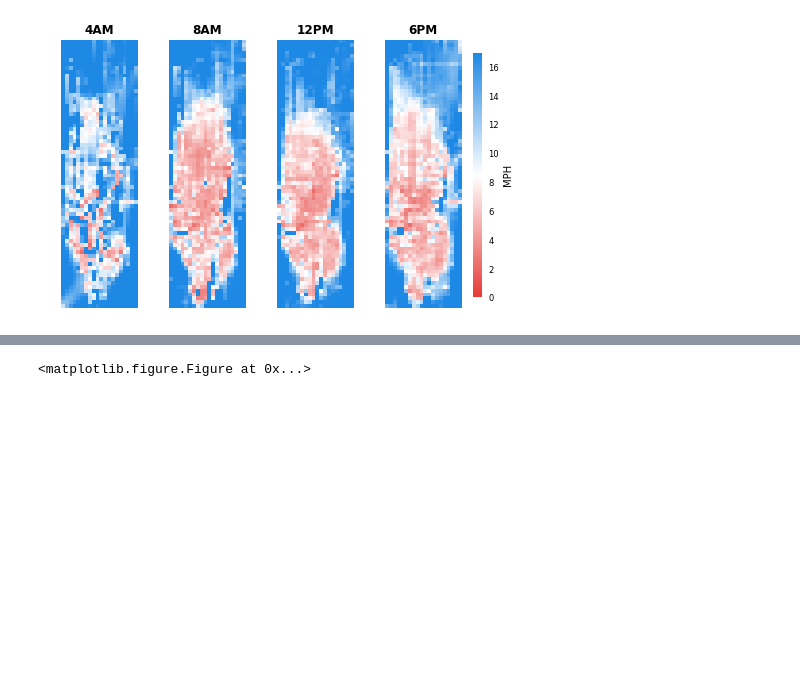
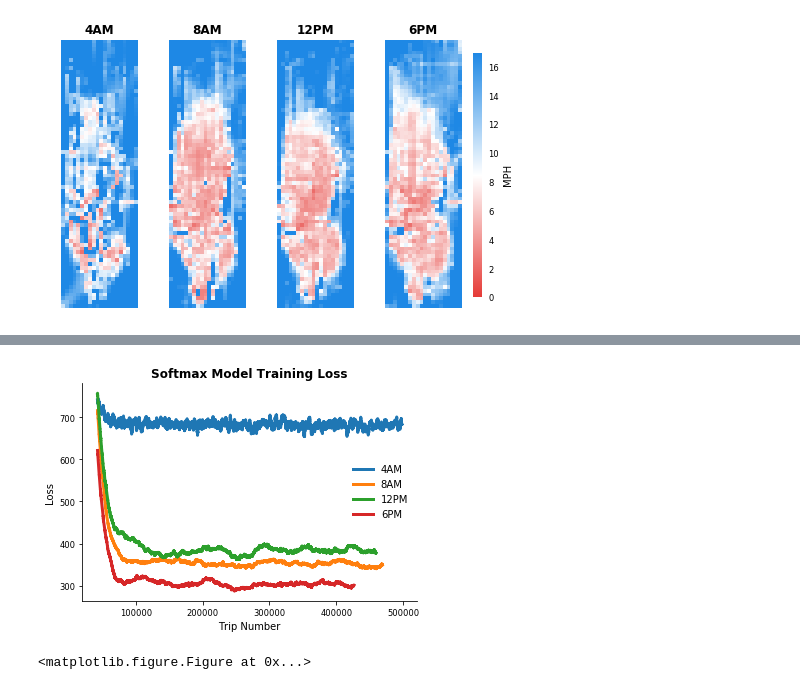
Before and after one commit to M20190649/cs281-final-taxi, a Jupyter notebook: 2017-12-02_FR_unif-ncr-model.ipynb, the cells around one changed output, grey strips where cells are left out. Drawn from its saved outputs; the diff is of its cells as text; code cells hidden in the pictures; blank space fills up the shorter version.

Commit message:
Added softmax loss.

```diff
--- a/2017-12-02_FR_unif-ncr-model.ipynb
+++ b/2017-12-02_FR_unif-ncr-model.ipynb
@@ -175,3 +172,21 @@ numpy.float64
+# %%
+losses_d = {}
+
+for hour in [4,8,12,18]:
+    losses_d[hour] = np.load('results/losses_week1hour{}_f.npy'.format(hour))
+# %%
+plt.plot(pd.Series(losses_d[4]).rolling(len(losses)//10).mean(), label='4AM')
+plt.plot(pd.Series(losses_d[8]).rolling(len(losses)//10).mean(), label='8AM')
+plt.plot(pd.Series(losses_d[12]).rolling(len(losses)//10).mean(), label='12PM')
+plt.plot(pd.Series(losses_d[18]).rolling(len(losses)//10).mean(), label='6PM')
+sns.despine()
+plt.title('Softmax Model Training Loss')
+plt.xlabel('Trip Number')
+plt.ylabel('Loss')
+plt.legend()
+plt.savefig('reports/paper/figs/softmaxloss.pdf')
+# %% [output]
+[figure, added]
 # %%
 f.add_axes
 # %% [output]
```
Also changed, not shown: parts of 1 cell of this notebook, 2 other files.
